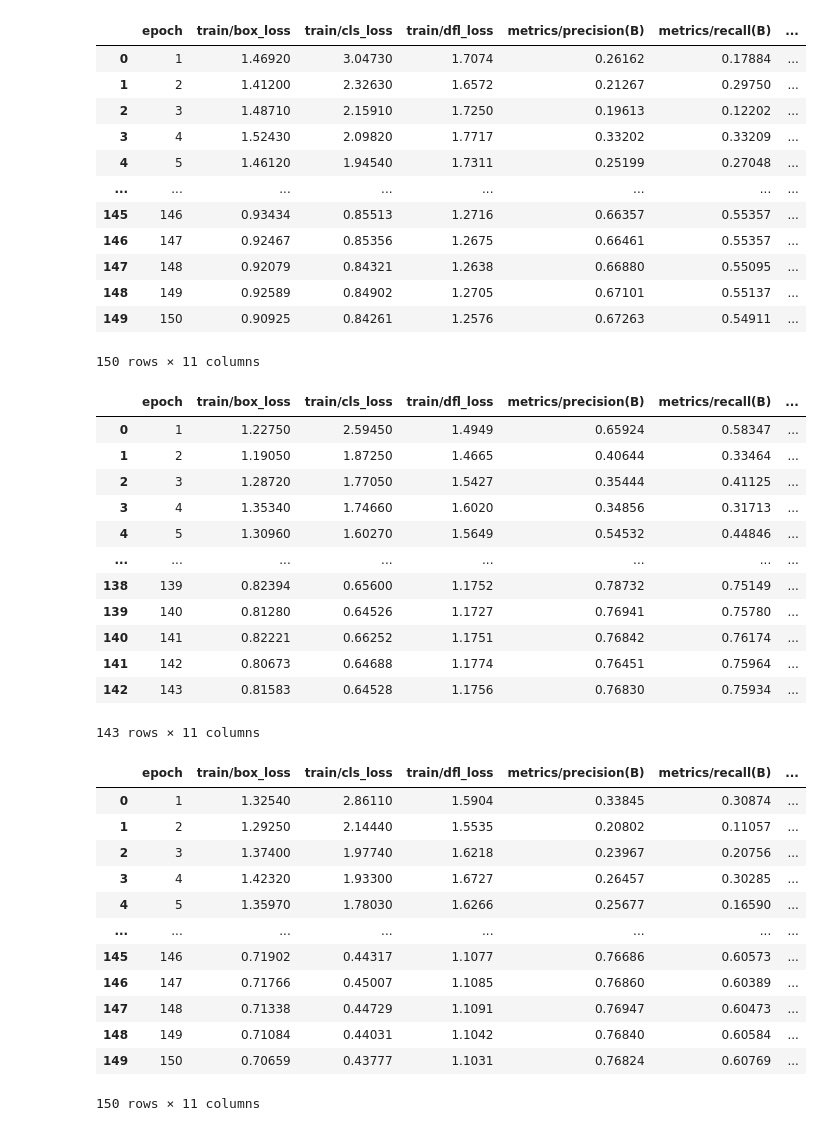
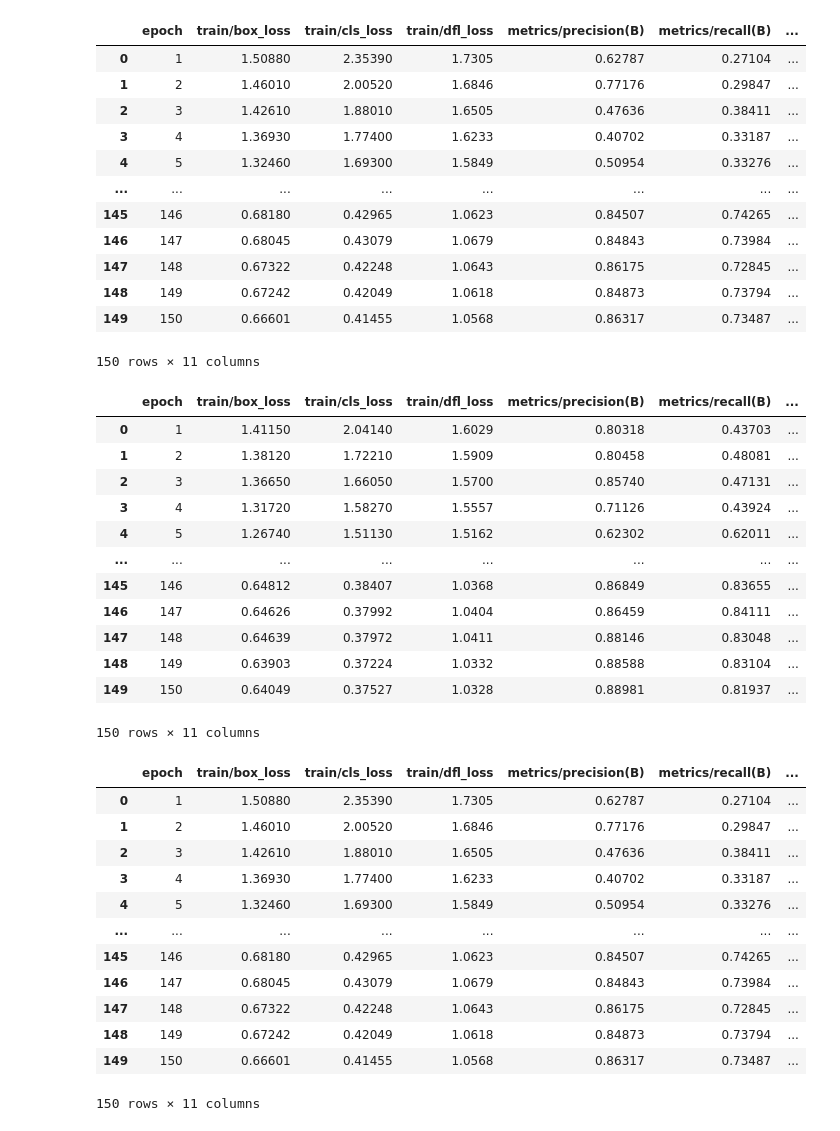
Before and after one commit to JoaoAssalim/Weapons-and-Knives-Detector-with-YOLOv8, a Jupyter notebook: graphs.ipynb, the cells around one changed output. Saved outputs shown, nothing was run; the diff lists cells and outputs as text; code cells hidden in the pictures.

```diff
--- a/graphs.ipynb
+++ b/graphs.ipynb
@@ -2,66 +2,66 @@
 import pandas as pd
 import matplotlib.pyplot as plt
 # %%
-df_bior = pd.read_csv('./runs/detect/bior/results.csv')
-df_bior.columns = ['epoch', 'train/box_loss',
+df_db = pd.read_csv('./runs/detect/Db/results.csv')
+df_db.columns = ['epoch', 'train/box_loss',
        'train/cls_loss', 'train/dfl_loss',
        'metrics/precision(B)', 'metrics/recall(B)',
        'metrics/mAP50(B)', 'metrics/mAP50-95(B)',
        'val/box_loss', 'val/cls_loss',
        'val/dfl_loss', "", "", ""]
-df_bior = df_bior[['epoch', 'train/box_loss',
+df_db = df_db[['epoch', 'train/box_loss',
        'train/cls_loss', 'train/dfl_loss',
        'metrics/precision(B)', 'metrics/recall(B)',
        'metrics/mAP50(B)', 'metrics/mAP50-95(B)',
        'val/box_loss', 'val/cls_loss',
        'val/dfl_loss']]
-df_bior = df_bior.iloc[:150, :]
-df_bior
+df_db = df_db.iloc[:150, :]
+df_db
 # %% [output]
 |  | epoch | train/box_loss | train/cls_loss | train/dfl_loss | metrics/precision(B) | metrics/recall(B) | ... |
-| 0 | 1 | 1.46920 | 3.04730 | 1.7074 | 0.26162 | 0.17884 | ... |
-| 1 | 2 | 1.41200 | 2.32630 | 1.6572 | 0.21267 | 0.29750 | ... |
-| 2 | 3 | 1.48710 | 2.15910 | 1.7250 | 0.19613 | 0.12202 | ... |
-| 3 | 4 | 1.52430 | 2.09820 | 1.7717 | 0.33202 | 0.33209 | ... |
-| 4 | 5 | 1.46120 | 1.94540 | 1.7311 | 0.25199 | 0.27048 | ... |
+| 0 | 1 | 1.50880 | 2.35390 | 1.7305 | 0.62787 | 0.27104 | ... |
+| 1 | 2 | 1.46010 | 2.00520 | 1.6846 | 0.77176 | 0.29847 | ... |
+| 2 | 3 | 1.42610 | 1.88010 | 1.6505 | 0.47636 | 0.38411 | ... |
+| 3 | 4 | 1.36930 | 1.77400 | 1.6233 | 0.40702 | 0.33187 | ... |
+| 4 | 5 | 1.32460 | 1.69300 | 1.5849 | 0.50954 | 0.33276 | ... |
 | ... | ... | ... | ... | ... | ... | ... | ... |
-| 145 | 146 | 0.93434 | 0.85513 | 1.2716 | 0.66357 | 0.55357 | ... |
-| 146 | 147 | 0.92467 | 0.85356 | 1.2675 | 0.66461 | 0.55357 | ... |
-| 147 | 148 | 0.92079 | 0.84321 | 1.2638 | 0.66880 | 0.55095 | ... |
-| 148 | 149 | 0.92589 | 0.84902 | 1.2705 | 0.67101 | 0.55137 | ... |
-| 149 | 150 | 0.90925 | 0.84261 | 1.2576 | 0.67263 | 0.54911 | ... |
+| 145 | 146 | 0.68180 | 0.42965 | 1.0623 | 0.84507 | 0.74265 | ... |
+| 146 | 147 | 0.68045 | 0.43079 | 1.0679 | 0.84843 | 0.73984 | ... |
+| 147 | 148 | 0.67322 | 0.42248 | 1.0643 | 0.86175 | 0.72845 | ... |
+| 148 | 149 | 0.67242 | 0.42049 | 1.0618 | 0.84873 | 0.73794 | ... |
+| 149 | 150 | 0.66601 | 0.41455 | 1.0568 | 0.86317 | 0.73487 | ... |
 150 rows × 11 columns
 # %%
-df = pd.read_csv('./runs/detect/normal/results.csv')
+df = pd.read_csv('./runs/detect/Normal/results.csv')
 df.columns = ['epoch', 'train/box_loss',
        'train/cls_loss', 'train/dfl_loss',
        'metrics/precision(B)', 'metrics/recall(B)',
        'metrics/mAP50(B)', 'metrics/mAP50-95(B)',
        'val/box_loss', 'val/cls_loss',
        'val/dfl_loss', "", "", ""]
 df = df[['epoch', 'train/box_loss',
        'train/cls_loss', 'train/dfl_loss',
        'metrics/precision(B)', 'metrics/recall(B)',
        'metrics/mAP50(B)', 'metrics/mAP50-95(B)',
        'val/box_loss', 'val/cls_loss',
        'val/dfl_loss']]
 df
 # %% [output]
 |  | epoch | train/box_loss | train/cls_loss | train/dfl_loss | metrics/precision(B) | metrics/recall(B) | ... |
-| 0 | 1 | 1.22750 | 2.59450 | 1.4949 | 0.65924 | 0.58347 | ... |
-| 1 | 2 | 1.19050 | 1.87250 | 1.4665 | 0.40644 | 0.33464 | ... |
-| 2 | 3 | 1.28720 | 1.77050 | 1.5427 | 0.35444 | 0.41125 | ... |
-| 3 | 4 | 1.35340 | 1.74660 | 1.6020 | 0.34856 | 0.31713 | ... |
-| 4 | 5 | 1.30960 | 1.60270 | 1.5649 | 0.54532 | 0.44846 | ... |
+| 0 | 1 | 1.41150 | 2.04140 | 1.6029 | 0.80318 | 0.43703 | ... |
+| 1 | 2 | 1.38120 | 1.72210 | 1.5909 | 0.80458 | 0.48081 | ... |
+| 2 | 3 | 1.36650 | 1.66050 | 1.5700 | 0.85740 | 0.47131 | ... |
+| 3 | 4 | 1.31720 | 1.58270 | 1.5557 | 0.71126 | 0.43924 | ... |
+| 4 | 5 | 1.26740 | 1.51130 | 1.5162 | 0.62302 | 0.62011 | ... |
 | ... | ... | ... | ... | ... | ... | ... | ... |
-| 138 | 139 | 0.82394 | 0.65600 | 1.1752 | 0.78732 | 0.75149 | ... |
-| 139 | 140 | 0.81280 | 0.64526 | 1.1727 | 0.76941 | 0.75780 | ... |
-| 140 | 141 | 0.82221 | 0.66252 | 1.1751 | 0.76842 | 0.76174 | ... |
-| 141 | 142 | 0.80673 | 0.64688 | 1.1774 | 0.76451 | 0.75964 | ... |
-| 142 | 143 | 0.81583 | 0.64528 | 1.1756 | 0.76830 | 0.75934 | ... |
+| 145 | 146 | 0.64812 | 0.38407 | 1.0368 | 0.86849 | 0.83655 | ... |
+| 146 | 147 | 0.64626 | 0.37992 | 1.0404 | 0.86459 | 0.84111 | ... |
+| 147 | 148 | 0.64639 | 0.37972 | 1.0411 | 0.88146 | 0.83048 | ... |
+| 148 | 149 | 0.63903 | 0.37224 | 1.0332 | 0.88588 | 0.83104 | ... |
+| 149 | 150 | 0.64049 | 0.37527 | 1.0328 | 0.88981 | 0.81937 | ... |
-143 rows × 11 columns
+150 rows × 11 columns
 # %%
-df_haar = pd.read_csv('./runs/detect/haar/results.csv')
+df_haar = pd.read_csv('./runs/detect/Haar/results.csv')
 df_haar.columns = ['epoch', 'train/box_loss',
        'train/cls_loss', 'train/dfl_loss',
        'metrics/precision(B)', 'metrics/recall(B)',
@@ -77,15 +77,15 @@ df_haar = df_haar[['epoch', 'train/box_loss',
 df_haar
 # %% [output]
 |  | epoch | train/box_loss | train/cls_loss | train/dfl_loss | metrics/precision(B) | metrics/recall(B) | ... |
-| 0 | 1 | 1.32540 | 2.86110 | 1.5904 | 0.33845 | 0.30874 | ... |
-| 1 | 2 | 1.29250 | 2.14440 | 1.5535 | 0.20802 | 0.11057 | ... |
-| 2 | 3 | 1.37400 | 1.97740 | 1.6218 | 0.23967 | 0.20756 | ... |
-| 3 | 4 | 1.42320 | 1.93300 | 1.6727 | 0.26457 | 0.30285 | ... |
-| 4 | 5 | 1.35970 | 1.78030 | 1.6266 | 0.25677 | 0.16590 | ... |
+| 0 | 1 | 1.50880 | 2.35390 | 1.7305 | 0.62787 | 0.27104 | ... |
+| 1 | 2 | 1.46010 | 2.00520 | 1.6846 | 0.77176 | 0.29847 | ... |
+| 2 | 3 | 1.42610 | 1.88010 | 1.6505 | 0.47636 | 0.38411 | ... |
+| 3 | 4 | 1.36930 | 1.77400 | 1.6233 | 0.40702 | 0.33187 | ... |
+| 4 | 5 | 1.32460 | 1.69300 | 1.5849 | 0.50954 | 0.33276 | ... |
 | ... | ... | ... | ... | ... | ... | ... | ... |
-| 145 | 146 | 0.71902 | 0.44317 | 1.1077 | 0.76686 | 0.60573 | ... |
-| 146 | 147 | 0.71766 | 0.45007 | 1.1085 | 0.76860 | 0.60389 | ... |
-| 147 | 148 | 0.71338 | 0.44729 | 1.1091 | 0.76947 | 0.60473 | ... |
-| 148 | 149 | 0.71084 | 0.44031 | 1.1042 | 0.76840 | 0.60584 | ... |
-| 149 | 150 | 0.70659 | 0.43777 | 1.1031 | 0.76824 | 0.60769 | ... |
+| 145 | 146 | 0.68180 | 0.42965 | 1.0623 | 0.84507 | 0.74265 | ... |
+| 146 | 147 | 0.68045 | 0.43079 | 1.0679 | 0.84843 | 0.73984 | ... |
+| 147 | 148 | 0.67322 | 0.42248 | 1.0643 | 0.86175 | 0.72845 | ... |
+| 148 | 149 | 0.67242 | 0.42049 | 1.0618 | 0.84873 | 0.73794 | ... |
+| 149 | 150 | 0.66601 | 0.41455 | 1.0568 | 0.86317 | 0.73487 | ... |
 150 rows × 11 columns
```
Also changed, not shown: parts of 5 cells of this notebook.
